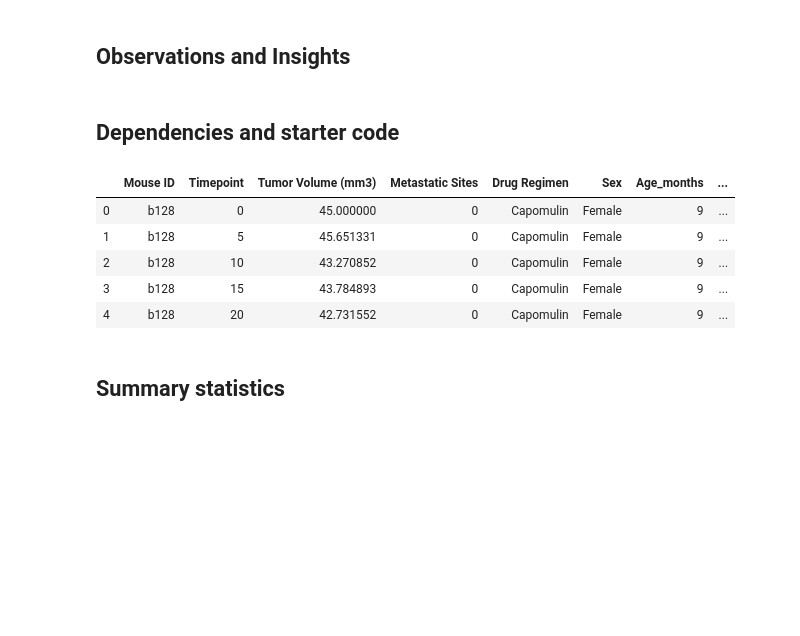
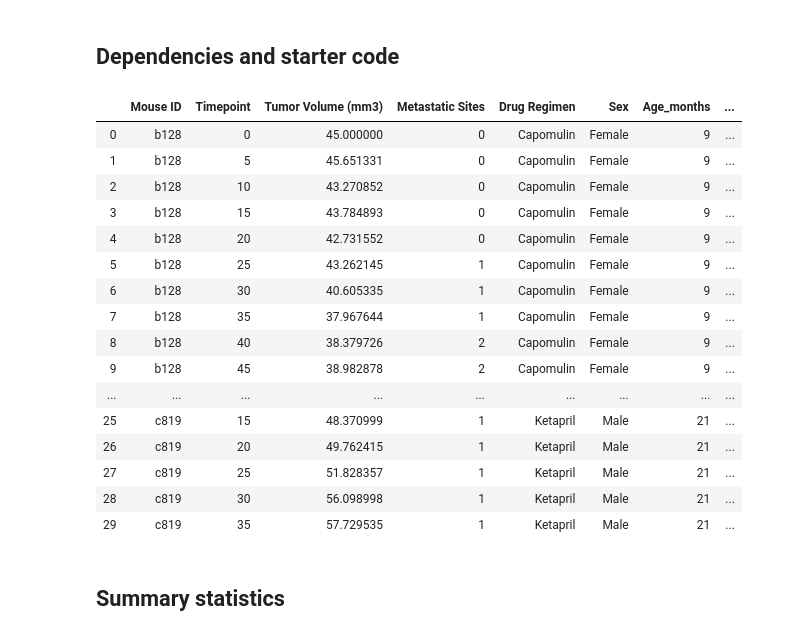
Before and after one commit to zorro191/Matplotlib-Challenge, a Jupyter notebook: Homework_05-Matplotlib_Instructions_Pymaceuticals_pymaceuticals_starter.ipynb, the cells around one changed output. Drawn from its saved outputs; the diff is of its cells as text; code cells hidden in the pictures; blank space fills up the shorter version.

```diff
--- a/Homework_05-Matplotlib_Instructions_Pymaceuticals_pymaceuticals_starter.ipynb
+++ b/Homework_05-Matplotlib_Instructions_Pymaceuticals_pymaceuticals_starter.ipynb
@@ -1,31 +1,40 @@
-# %% [markdown]
-## Observations and Insights
 # %% [markdown]
 ## Dependencies and starter code
 # %%
 # Dependencies and Setup
 import matplotlib.pyplot as plt
 import pandas as pd
 import scipy.stats as st
 
 # Study data files
 mouse_metadata = "data/Mouse_metadata.csv"
 study_results = "data/Study_results.csv"
 
 # Read the mouse data and the study results
 mouse_metadata = pd.read_csv(mouse_metadata)
 study_results = pd.read_csv(study_results)
 
 # Combine the data into a single dataset
 combined_data = pd.merge(study_results, mouse_metadata, how="outer", on="Mouse ID" )
-combined_data.head()
+combined_data.head(30)
 # %% [output]
 |  | Mouse ID | Timepoint | Tumor Volume (mm3) | Metastatic Sites | Drug Regimen | Sex | Age_months | ... |
 | 0 | b128 | 0 | 45.000000 | 0 | Capomulin | Female | 9 | ... |
 | 1 | b128 | 5 | 45.651331 | 0 | Capomulin | Female | 9 | ... |
 | 2 | b128 | 10 | 43.270852 | 0 | Capomulin | Female | 9 | ... |
 | 3 | b128 | 15 | 43.784893 | 0 | Capomulin | Female | 9 | ... |
 | 4 | b128 | 20 | 42.731552 | 0 | Capomulin | Female | 9 | ... |
+| 5 | b128 | 25 | 43.262145 | 1 | Capomulin | Female | 9 | ... |
+| 6 | b128 | 30 | 40.605335 | 1 | Capomulin | Female | 9 | ... |
+| 7 | b128 | 35 | 37.967644 | 1 | Capomulin | Female | 9 | ... |
+| 8 | b128 | 40 | 38.379726 | 2 | Capomulin | Female | 9 | ... |
+| 9 | b128 | 45 | 38.982878 | 2 | Capomulin | Female | 9 | ... |
+| ... | ... | ... | ... | ... | ... | ... | ... | ... |
+| 25 | c819 | 15 | 48.370999 | 1 | Ketapril | Male | 21 | ... |
+| 26 | c819 | 20 | 49.762415 | 1 | Ketapril | Male | 21 | ... |
+| 27 | c819 | 25 | 51.828357 | 1 | Ketapril | Male | 21 | ... |
+| 28 | c819 | 30 | 56.098998 | 1 | Ketapril | Male | 21 | ... |
+| 29 | c819 | 35 | 57.729535 | 1 | Ketapril | Male | 21 | ... |
 # %% [markdown]
 ## Summary statistics
 # %%
```
Also changed, not shown: parts of 5 cells of this notebook.
